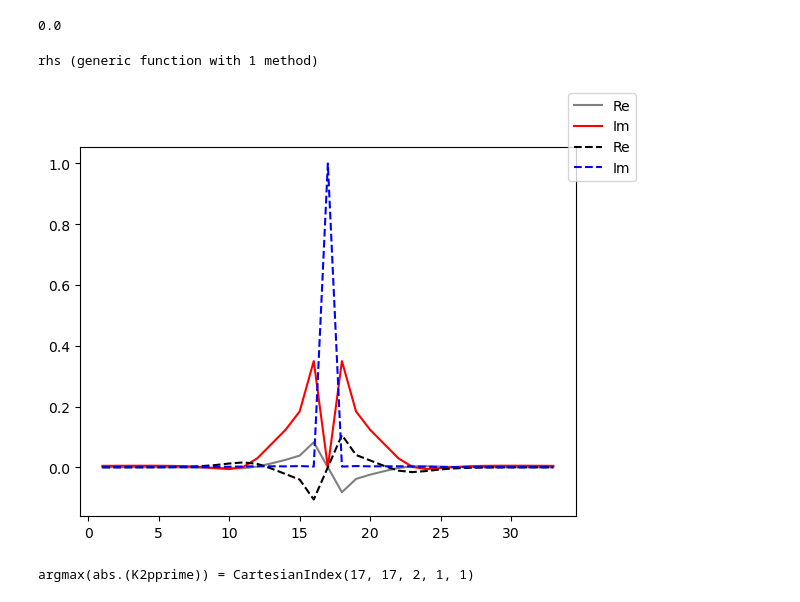
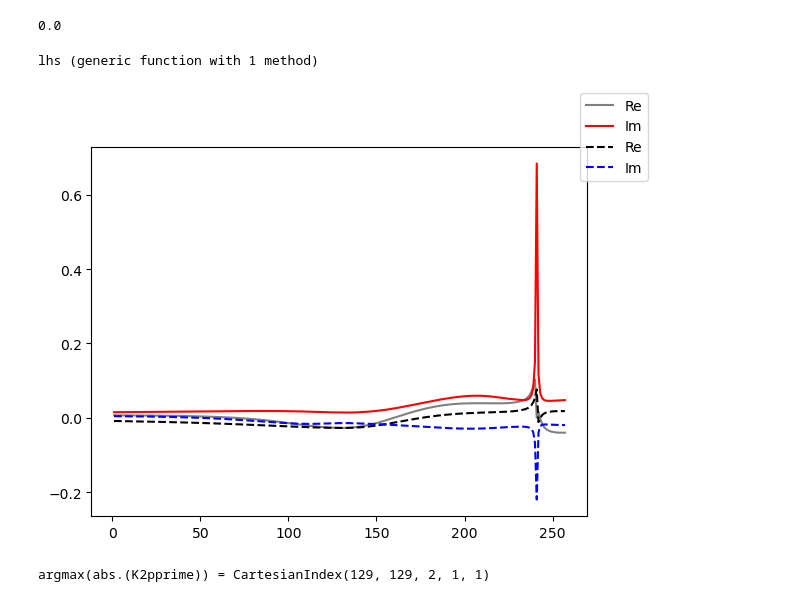
Before and after one commit to MFrankenbach/TCI4Keldysh, a Jupyter notebook: scripts/K2FDTs.ipynb, the cells around one changed output. Drawn from its saved outputs; the diff is of its cells as text; code cells hidden in the pictures.

```diff
--- a/scripts/K2FDTs.ipynb
+++ b/scripts/K2FDTs.ipynb
@@ -68,10 +68,10 @@ broadening_kwargs[:estep] = 50
 broadening_kwargs[:emin] = 2.5e-5
 broadening_kwargs[:emax] = 30.0;
 # %%
-ommax = 3.18
-R = 5
+ommax = 0.2
+R = 8
 prime = true
-ωs_ext = ntuple(_ -> TCI4Keldysh.KF_grid_bos(ommax, 5), 2)
+ωs_ext = ntuple(_ -> TCI4Keldysh.KF_grid_bos(ommax, R), 2)
 
 K2pprime = TCI4Keldysh.precompute_K2r(
         PSFpath, flavor_idx, "KF";
@@ -148,26 +148,26 @@ abs(unfolded[2, 1, 2, 2] - k2inp[1, 1, 2]) = 0.0
 # %%
 wd1 = 1
 wd2 = 2
-function lhs(w1::Int,w2::Int)
+function rhs(w1::Int,w2::Int)
     w_int = K2pmat * [w1,w2] .+ s
     return Nbos(ωint[wd1][w_int[wd1]]) * (conj(K2pprime[w1,w2,2,1,1]) - K2pprime[w1,w2,2,1,1]) +
             Nfer(ωint[wd2][w_int[wd2]]) * (conj(K2pprime[w1,w2,2,1,1]) - K2pprime[w1,w2,1,1,2])
 end
 
-rhs(w1::Int,w2::Int) = K2pprime[w1,w2,2,1,2]
+lhs(w1::Int,w2::Int) = K2pprime[w1,w2,2,1,2]
 # %% [output]
-rhs (generic function with 1 method)
+lhs (generic function with 1 method)
 # %%
 fig, axs = subplots()
-ws = 1:33
+ws = 1:2^8+1
 nn = maximum(abs.(K2pprime[:,:,2,1,2]))
-axs.plot(ws, real.(lhs.(ws,17)) ./ nn; label="Re", color="gray")
-axs.plot(ws, imag.(lhs.(ws,17)) ./ nn; label="Im", color="red")
-axs.plot(ws, real.(rhs.(ws,17)) ./ nn; linestyle="--", color="black", label="Re")
-axs.plot(ws, imag.(rhs.(ws,17)) ./ nn; linestyle="--", color="blue", label="Im")
+axs.plot(ws, real.(rhs.(ws,17)) ./ nn; label="Re", color="gray")
+axs.plot(ws, imag.(rhs.(ws,17)) ./ nn; label="Im", color="red")
+axs.plot(ws, real.(lhs.(ws,17)) ./ nn; linestyle="--", color="black", label="Re")
+axs.plot(ws, imag.(lhs.(ws,17)) ./ nn; linestyle="--", color="blue", label="Im")
 @show argmax(abs.(K2pprime))
 fig.legend()
 display(fig)
 # %% [output]
-[figure, old version]
+[figure, new version]
-argmax(abs.(K2pprime)) = CartesianIndex(17, 17, 2, 1, 1)
+argmax(abs.(K2pprime)) = CartesianIndex(129, 129, 2, 1, 1)
```
Also changed, not shown: parts of 3 cells of this notebook.
